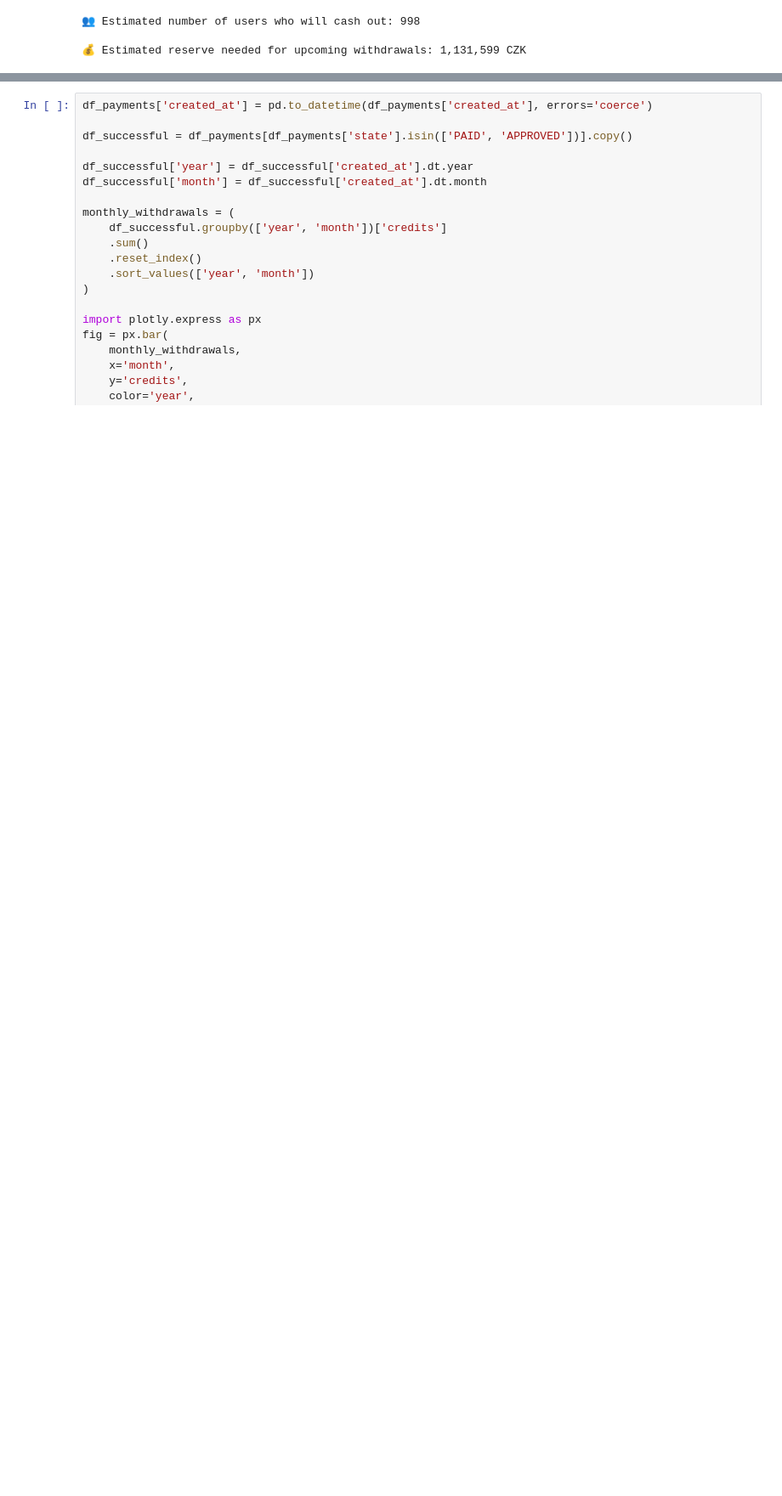
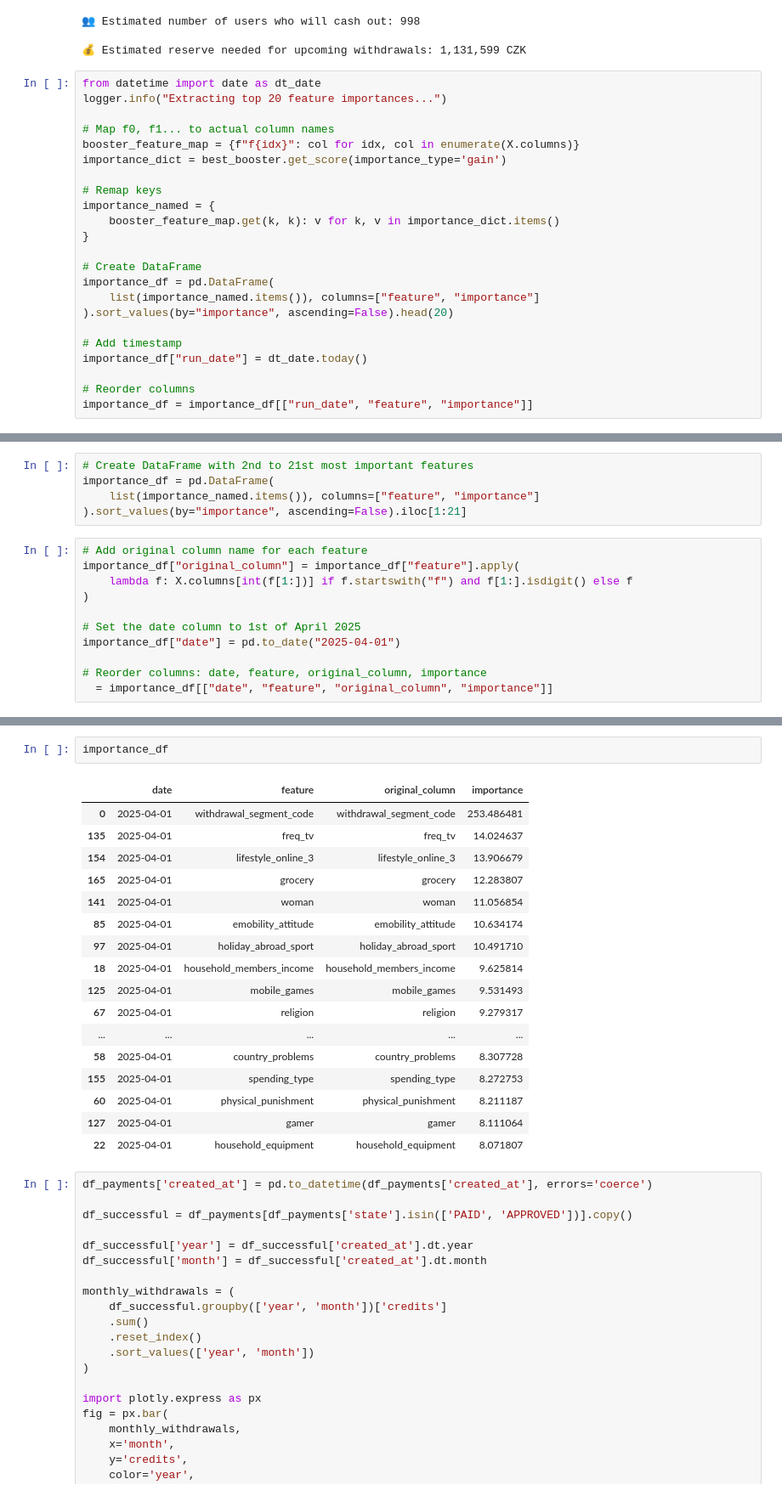
Before and after one commit to vuva00/DP-DataEight, a Jupyter notebook: sandbox/modeling-xgb.ipynb, the cells around one changed output, grey strips where cells are left out. Shown at 85% size. Cells and saved outputs as stored; diff of their text form; blank space fills up the shorter version.

```diff
--- a/sandbox/modeling-xgb.ipynb
+++ b/sandbox/modeling-xgb.ipynb
@@ -288,3 +288,26 @@ print(f"\n💰 Estimated reserve needed for upcoming withdrawals: {total_predict
 👥 Estimated number of users who will cash out: 998
 
 💰 Estimated reserve needed for upcoming withdrawals: 1,131,599 CZK
+# %%
+from datetime import date as dt_date
+logger.info("Extracting top 20 feature importances...")
+
+# Map f0, f1... to actual column names
+booster_feature_map = {f"f{idx}": col for idx, col in enumerate(X.columns)}
+importance_dict = best_booster.get_score(importance_type='gain')
+
+# Remap keys
+importance_named = {
+    booster_feature_map.get(k, k): v for k, v in importance_dict.items()
+}
+
+# Create DataFrame
+importance_df = pd.DataFrame(
+    list(importance_named.items()), columns=["feature", "importance"]
+).sort_values(by="importance", ascending=False).head(20)
+
+# Add timestamp
+importance_df["run_date"] = dt_date.today()
+
+# Reorder columns
+importance_df = importance_df[["run_date", "feature", "importance"]]
@@ -290,0 +355,16 @@ print(f"\n💰 Estimated reserve needed for upcoming withdrawals: {total_predict
+# %%
+# Create DataFrame with 2nd to 21st most important features
+importance_df = pd.DataFrame(
+    list(importance_named.items()), columns=["feature", "importance"]
+).sort_values(by="importance", ascending=False).iloc[1:21]
+# %%
+# Add original column name for each feature
+importance_df["original_column"] = importance_df["feature"].apply(
+    lambda f: X.columns[int(f[1:])] if f.startswith("f") and f[1:].isdigit() else f
+)
+
+# Set the date column to 1st of April 2025
+importance_df["date"] = pd.to_date("2025-04-01")
+
+# Reorder columns: date, feature, original_column, importance
+  = importance_df[["date", "feature", "original_column", "importance"]]
@@ -291,3 +382,23 @@ print(f"\n💰 Estimated reserve needed for upcoming withdrawals: {total_predict
+# %%
+importance_df
+# %% [output]
+|  | date | feature | original_column | importance |
+| 0 | 2025-04-01 | withdrawal_segment_code | withdrawal_segment_code | 253.486481 |
+| 135 | 2025-04-01 | freq_tv | freq_tv | 14.024637 |
+| 154 | 2025-04-01 | lifestyle_online_3 | lifestyle_online_3 | 13.906679 |
+| 165 | 2025-04-01 | grocery | grocery | 12.283807 |
+| 141 | 2025-04-01 | woman | woman | 11.056854 |
+| 85 | 2025-04-01 | emobility_attitude | emobility_attitude | 10.634174 |
+| 97 | 2025-04-01 | holiday_abroad_sport | holiday_abroad_sport | 10.491710 |
+| 18 | 2025-04-01 | household_members_income | household_members_income | 9.625814 |
+| 125 | 2025-04-01 | mobile_games | mobile_games | 9.531493 |
+| 67 | 2025-04-01 | religion | religion | 9.279317 |
+| ... | ... | ... | ... | ... |
+| 58 | 2025-04-01 | country_problems | country_problems | 8.307728 |
+| 155 | 2025-04-01 | spending_type | spending_type | 8.272753 |
+| 60 | 2025-04-01 | physical_punishment | physical_punishment | 8.211187 |
+| 127 | 2025-04-01 | gamer | gamer | 8.111064 |
+| 22 | 2025-04-01 | household_equipment | household_equipment | 8.071807 |
 # %%
 df_payments['created_at'] = pd.to_datetime(df_payments['created_at'], errors='coerce')
 
```
Also changed, not shown: parts of 6 cells of this notebook, 7 other files.
